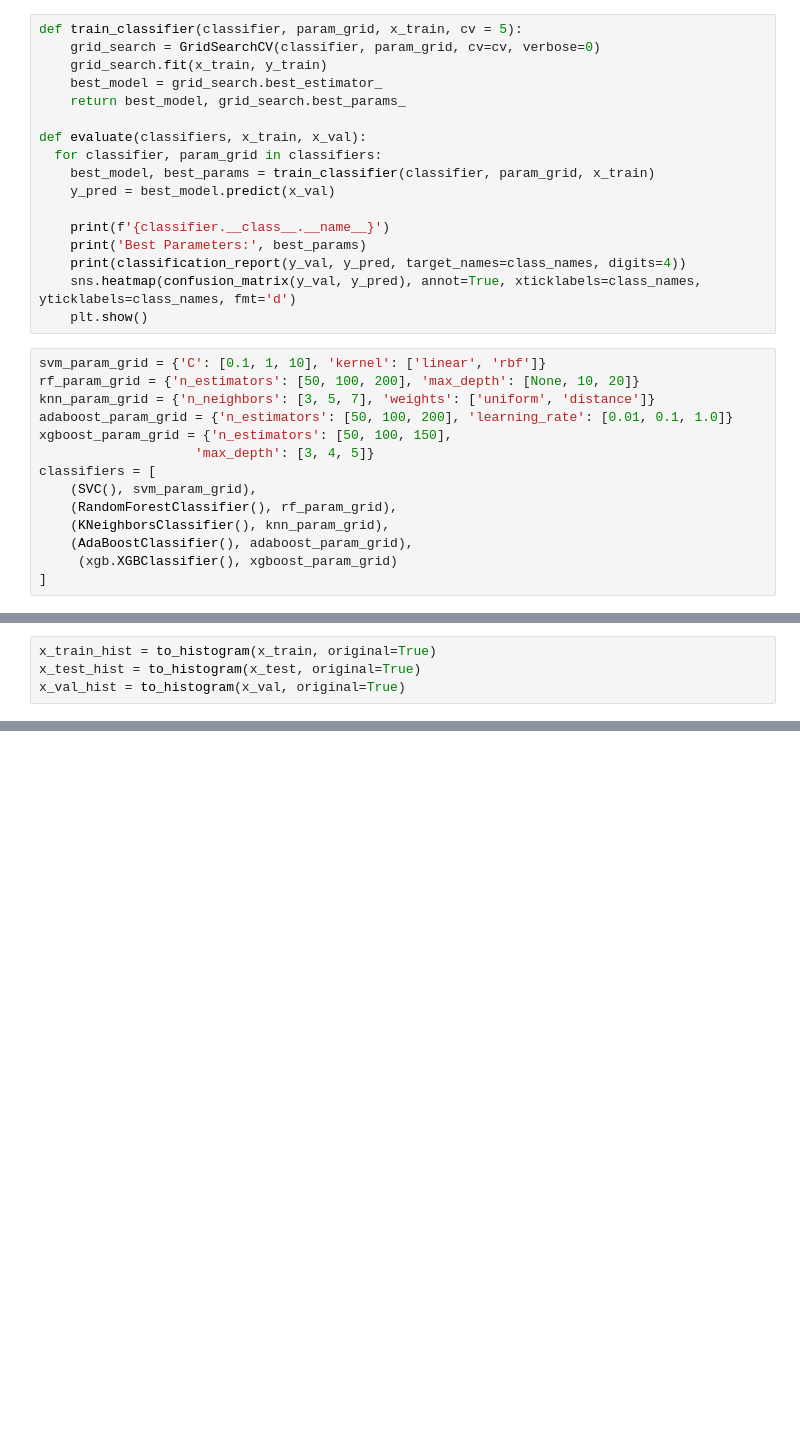
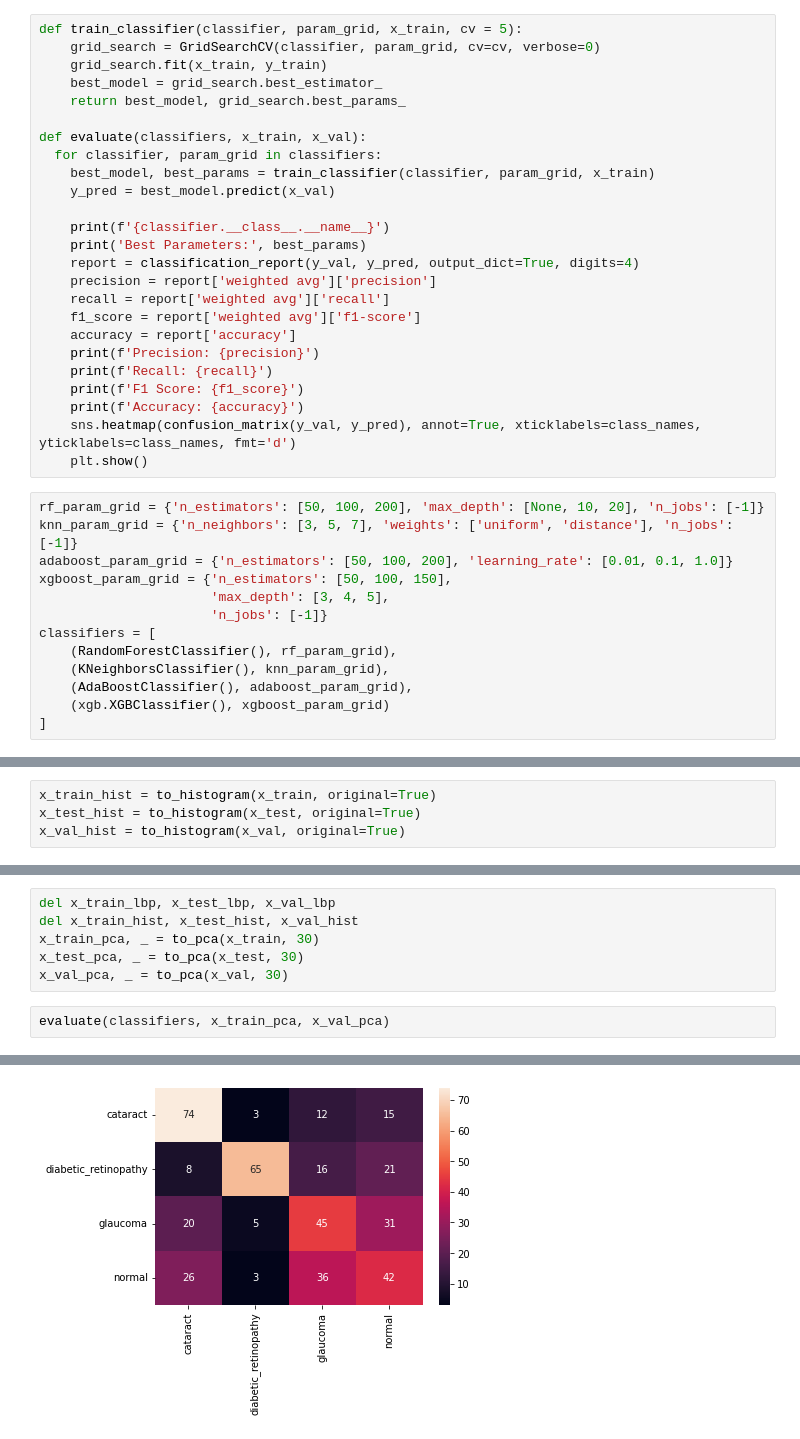
Before and after one commit to michni00/Image-Classification, a Jupyter notebook: SK_Classification.ipynb, the cells around one changed output, grey strips where cells are left out. Cells and saved outputs as stored; diff of their text form; blank space fills up the shorter version.

```diff
--- a/SK_Classification.ipynb
+++ b/SK_Classification.ipynb
@@ -102,20 +115,27 @@ def evaluate(classifiers, x_train, x_val):
 
     print(f'{classifier.__class__.__name__}')
     print('Best Parameters:', best_params)
-    print(classification_report(y_val, y_pred, target_names=class_names, digits=4))
+    report = classification_report(y_val, y_pred, output_dict=True, digits=4)
+    precision = report['weighted avg']['precision']
+    recall = report['weighted avg']['recall']
+    f1_score = report['weighted avg']['f1-score']
+    accuracy = report['accuracy']
+    print(f'Precision: {precision}')
+    print(f'Recall: {recall}')
+    print(f'F1 Score: {f1_score}')
+    print(f'Accuracy: {accuracy}')
     sns.heatmap(confusion_matrix(y_val, y_pred), annot=True, xticklabels=class_names, yticklabels=class_names, fmt='d')
     plt.show()
 # %%
-svm_param_grid = {'C': [0.1, 1, 10], 'kernel': ['linear', 'rbf']}
-rf_param_grid = {'n_estimators': [50, 100, 200], 'max_depth': [None, 10, 20]}
-knn_param_grid = {'n_neighbors': [3, 5, 7], 'weights': ['uniform', 'distance']}
+rf_param_grid = {'n_estimators': [50, 100, 200], 'max_depth': [None, 10, 20], 'n_jobs': [-1]}
+knn_param_grid = {'n_neighbors': [3, 5, 7], 'weights': ['uniform', 'distance'], 'n_jobs': [-1]}
 adaboost_param_grid = {'n_estimators': [50, 100, 200], 'learning_rate': [0.01, 0.1, 1.0]}
 xgboost_param_grid = {'n_estimators': [50, 100, 150],
-                    'max_depth': [3, 4, 5]}
+                      'max_depth': [3, 4, 5],
+                      'n_jobs': [-1]}
 classifiers = [
-    (SVC(), svm_param_grid),
     (RandomForestClassifier(), rf_param_grid),
     (KNeighborsClassifier(), knn_param_grid),
     (AdaBoostClassifier(), adaboost_param_grid),
-     (xgb.XGBClassifier(), xgboost_param_grid)
+    (xgb.XGBClassifier(), xgboost_param_grid)
 ]
@@ -129,0 +223,9 @@ Fitting 5 folds for each of 1 candidates, totalling 5 fits
+# %%
+del x_train_lbp, x_test_lbp, x_val_lbp
+del x_train_hist, x_test_hist, x_val_hist
+x_train_pca, _ = to_pca(x_train, 30)
+x_test_pca, _ = to_pca(x_test, 30)
+x_val_pca, _ = to_pca(x_val, 30)
+# %%
+evaluate(classifiers, x_train_pca, x_val_pca)
+# %% [output]
@@ -129,0 +238 @@ Fitting 5 folds for each of 1 candidates, totalling 5 fits
+[figure, added]
```
Also changed, not shown: parts of 18 cells of this notebook, 2 other files.
